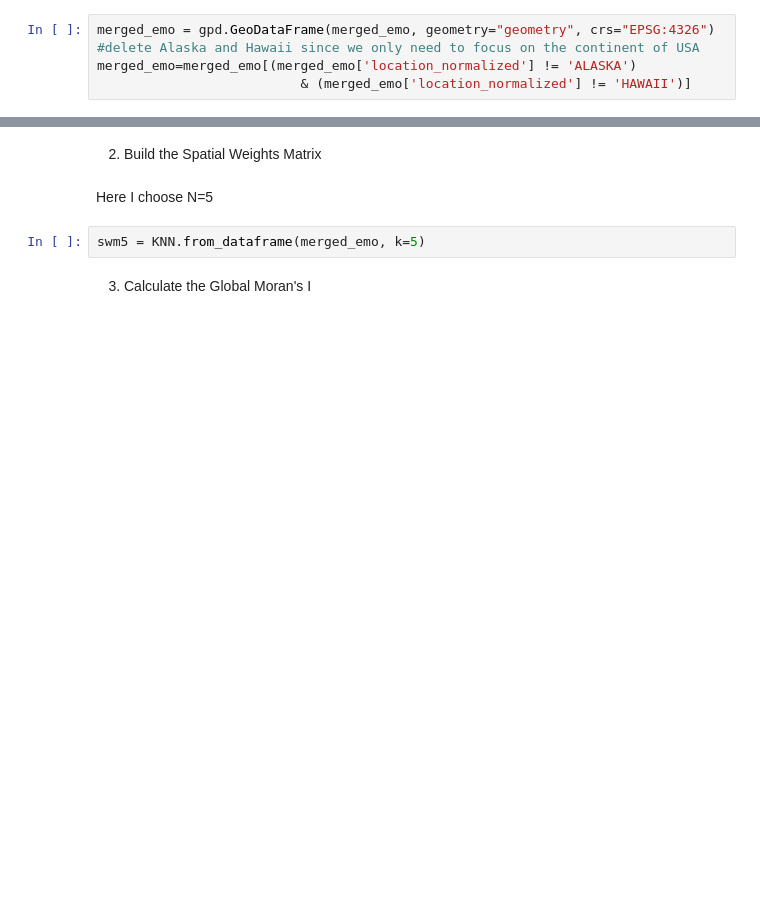
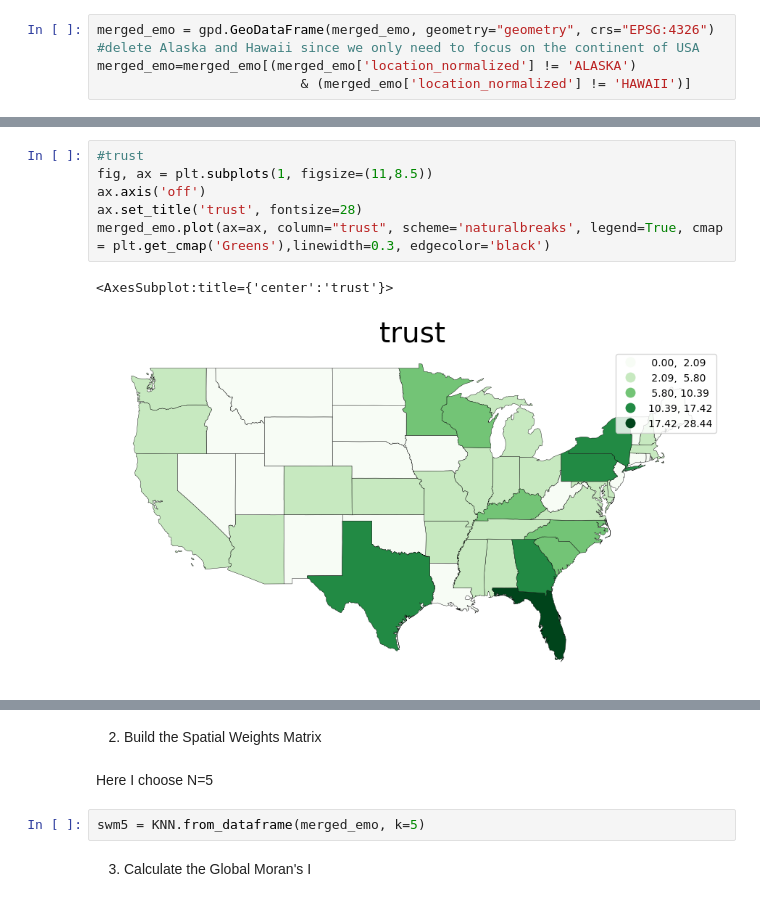
Before and after one commit to Anran0716/550final-proj, a Jupyter notebook: code/spatial analysis.ipynb, the cells around one changed output, grey strips where cells are left out. Drawn from its saved outputs; the diff is of its cells as text; blank space fills up the shorter version.

```diff
--- a/code/spatial analysis.ipynb
+++ b/code/spatial analysis.ipynb
@@ -65,0 +90,9 @@ merged_emo=merged_emo[(merged_emo['location_normalized'] != 'ALASKA')
+# %%
+#trust
+fig, ax = plt.subplots(1, figsize=(11,8.5))
+ax.axis('off')
+ax.set_title('trust', fontsize=28)
+merged_emo.plot(ax=ax, column="trust", scheme='naturalbreaks', legend=True, cmap = plt.get_cmap('Greens'),linewidth=0.3, edgecolor='black')
+# %% [output]
+<AxesSubplot:title={'center':'trust'}>
+[figure, added]
```
Also changed, not shown: parts of 13 cells of this notebook.
